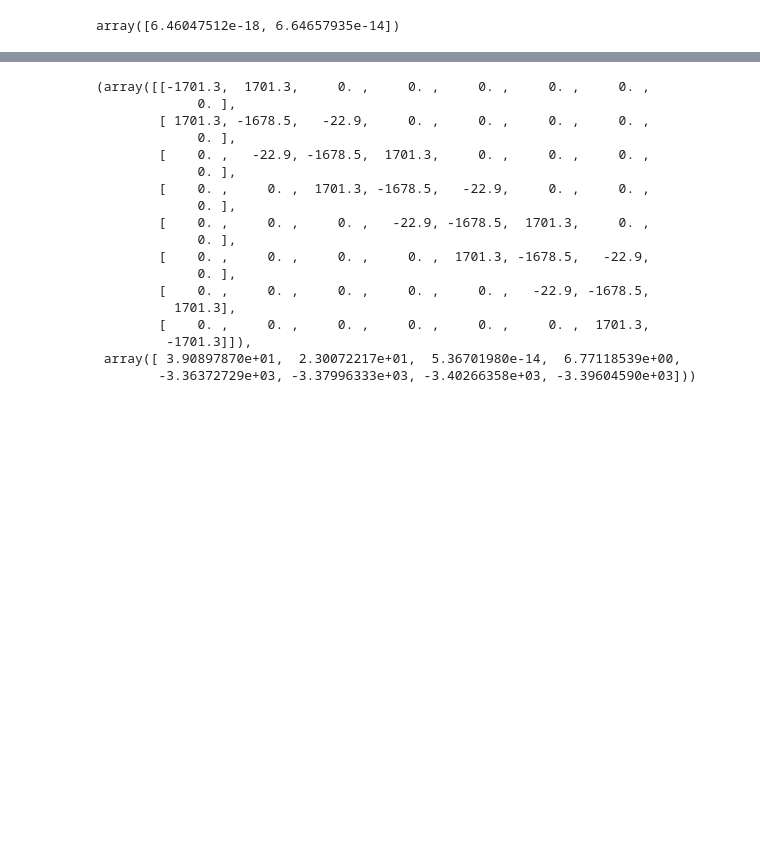
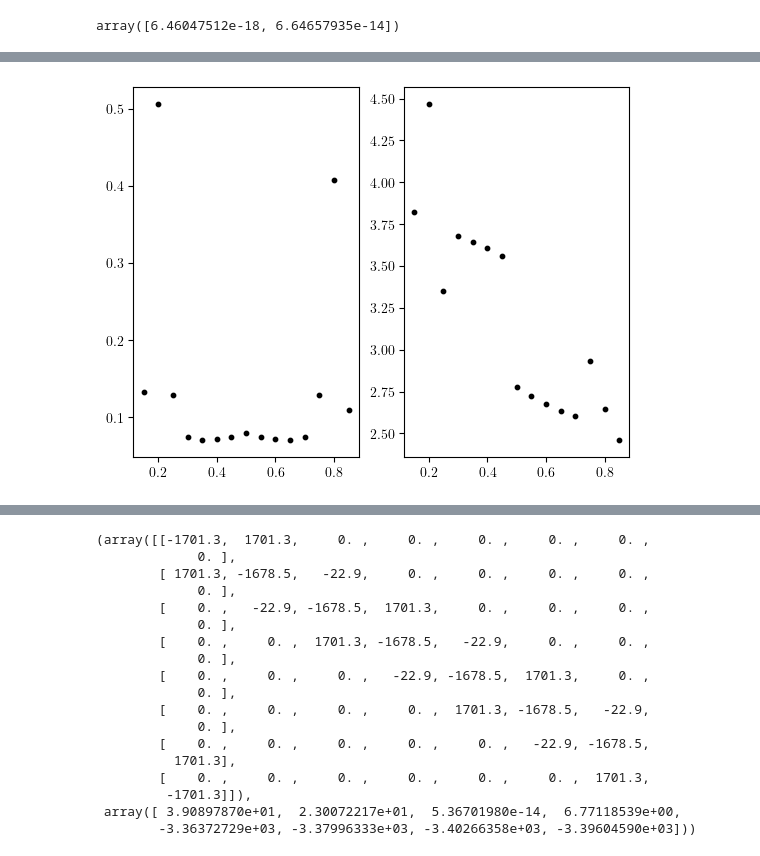
Before and after one commit to ChriGomm/master, a Jupyter notebook: numerics/interactions.ipynb, the cells around one changed output, grey strips where cells are left out. Drawn from its saved outputs; the diff is of its cells as text; code cells hidden in the pictures; blank space fills up the shorter version.

```diff
--- a/numerics/interactions.ipynb
+++ b/numerics/interactions.ipynb
@@ -701,0 +702,19 @@ plt.show()
+# %%
+chain_length = 8
+def abs_eigvec(phid,b):
+    d = np.array([np.cos(phid),np.sin(phid)])
+    dmat = nearest_nb_Hamiltonian(b,h,a,chain_length,lambda x, y: dip_derivative_full(x, 0, 0, y),0,d)
+    dmat += np.diag(np.ones(chain_length))*(m*w**2*r**2/V)[-1]
+    beta = grad(b,h,a,chain_length,nom_der1,d)
+    eigenvecs = np.linalg.solve(dmat,beta)
+    return np.max(np.abs(eigenvecs))
+from scipy.optimize import minimize_scalar
+b = np.linspace(0.15,0.85,N)
+fig, ax = plt.subplots(1,2)
+for i in range(N):
+    res = minimize_scalar(abs_eigvec,args=b[i],bounds=(0,2*np.pi),method='bounded')
+    ax[0].scatter(b[i],res.fun,color='0',s=10)
+    ax[1].scatter(b[i],res.x,color='0',s=10)
+plt.show()
+# %% [output]
+[figure, added]
```
Also changed, not shown: parts of 6 cells of this notebook, 8 other files.
